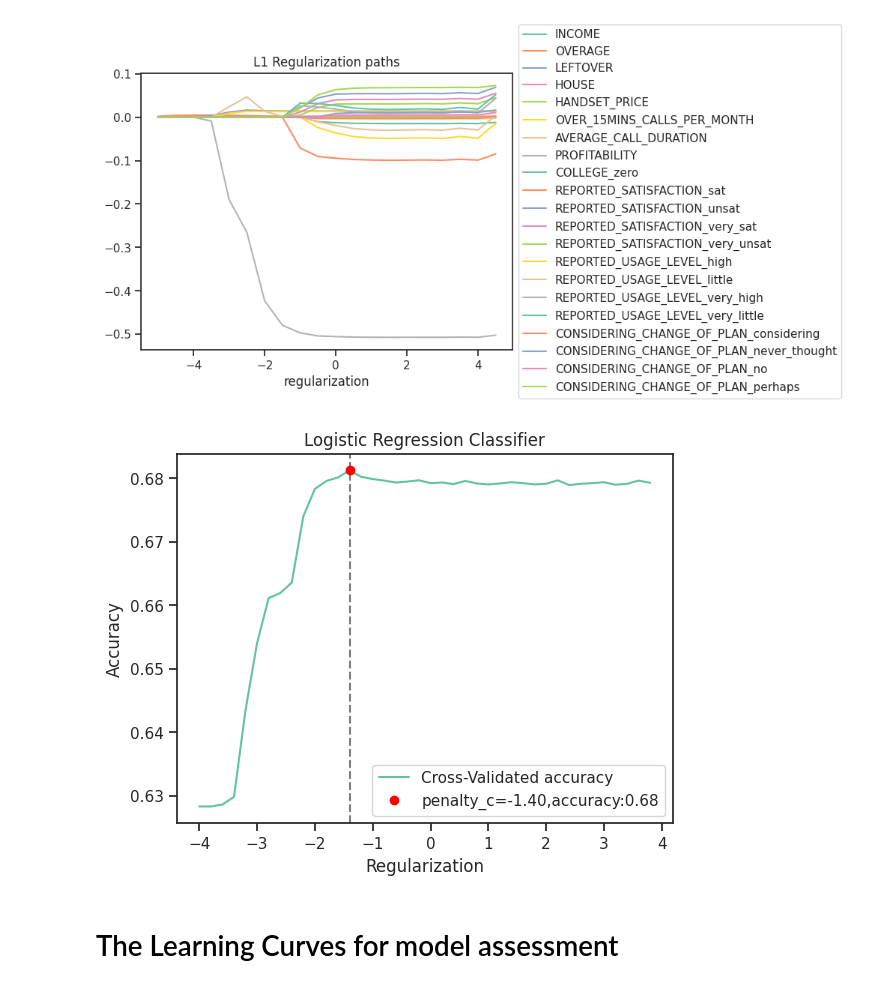
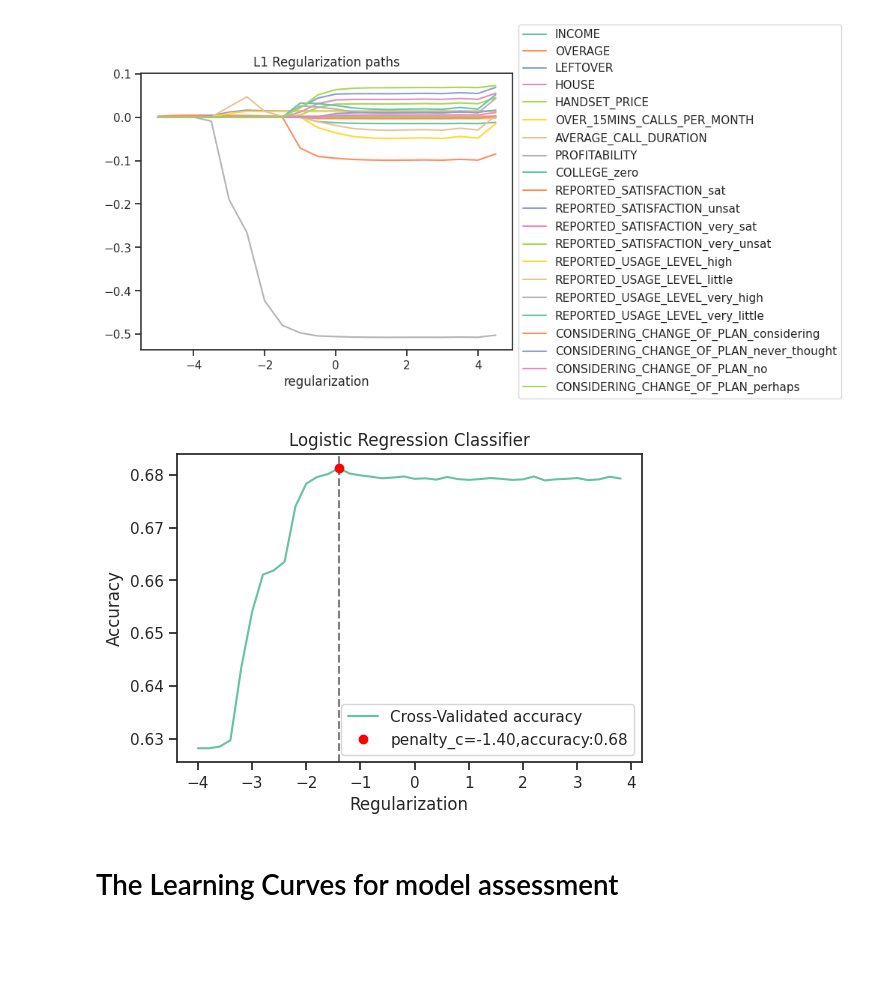
Before and after one commit to pearl-yu/foster_2023summer, a Jupyter notebook: churn.ipynb, the cells around one changed output. Drawn from its saved outputs; the diff is of its cells as text; code cells hidden in the pictures; blank space fills up the shorter version.

```diff
--- a/churn.ipynb
+++ b/churn.ipynb
@@ -226,22 +226,23 @@ for reg in reg_val:
     list_train.append(train_acc)
 # %%
 # plot fitting curve
+fig = plt.figure(figsize=(6,4))
 # just the cross-validated accuracy
 plt.plot(reg_val, list_cv, label='Cross-Validated accuracy')
 # find and plot the most appropriate value
 max_index = np.argmax(list_cv)
 max_x = reg_val[max_index]
 max_y = list_cv[max_index]
 plt.axvline(x=max_x, color='gray', linestyle='--')
 plt.plot(max_x, max_y, 'ro',label=f"penalty_c={max_x:.2f},accuracy:{max_y:.2f}")
 plt.xlabel("Regularization")
 plt.ylabel("Accuracy")
 plt.title('Logistic Regression Classifier')
 plt.legend()
 
 plt.show()
 # %% [output]
-[figure, old version]
+[figure, new version]
 # %% [markdown]
 # The Learning Curves for model assessment
 # %%
```
Also changed, not shown: parts of 2 cells of this notebook.
